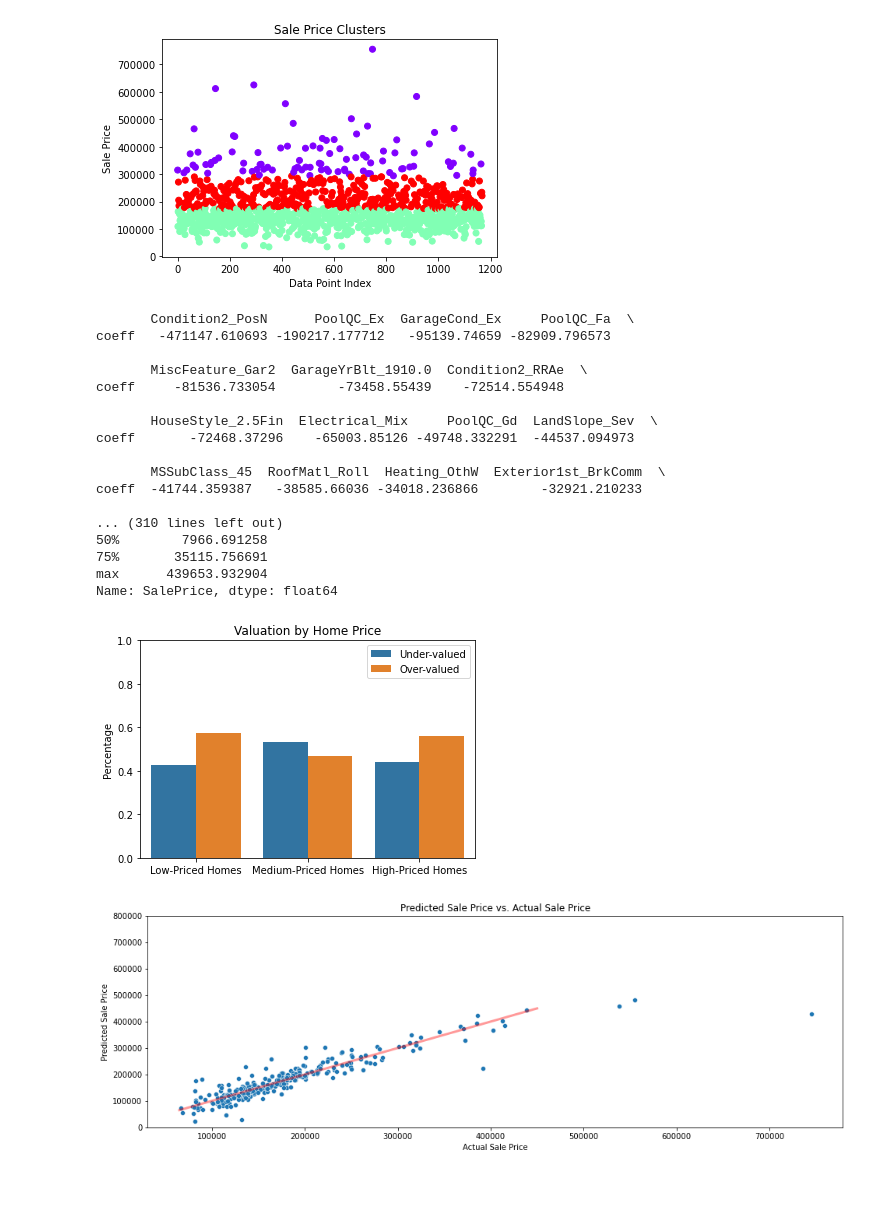
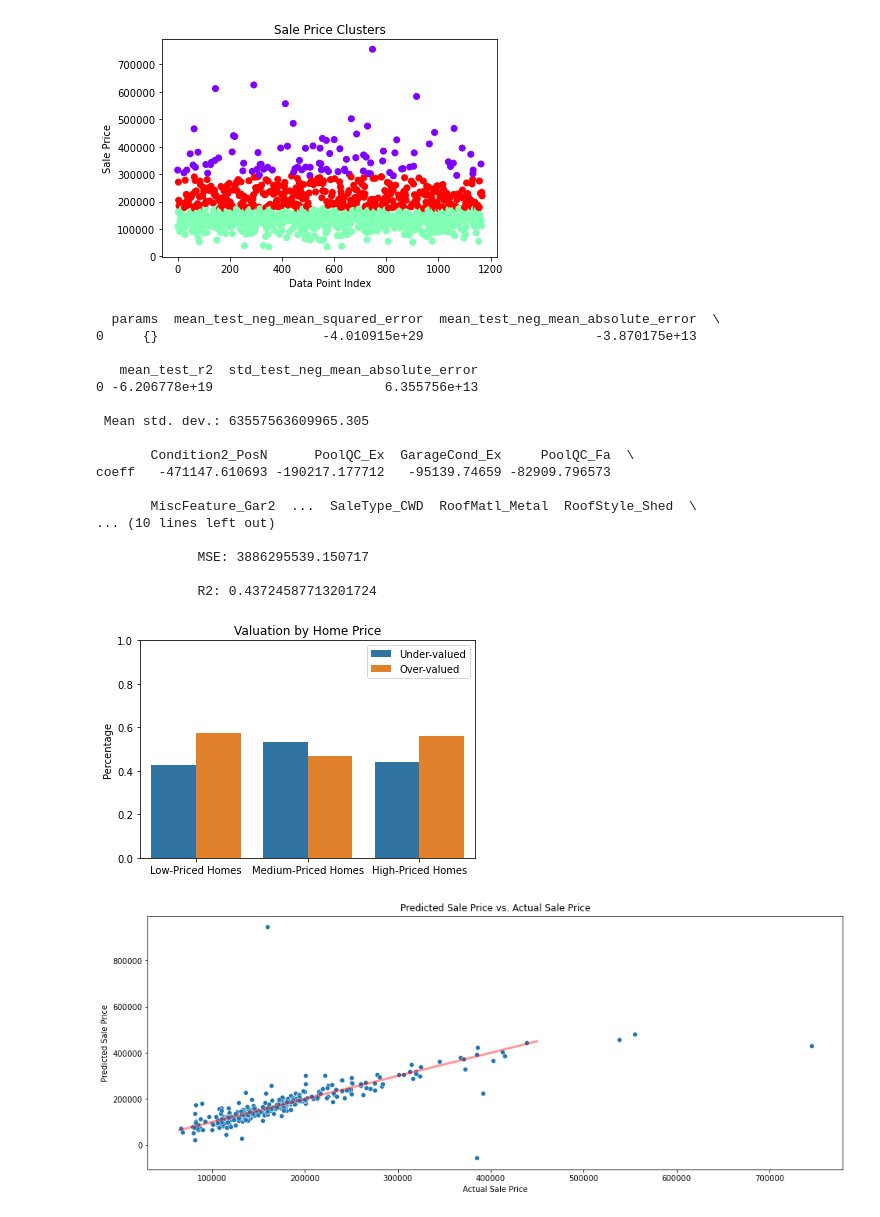
Before and after one commit to rahimrasool/housing_price, a Jupyter notebook: notebooks/linear_reg.ipynb, the cells around one changed output. Saved outputs shown, nothing was run; the diff lists cells and outputs as text; code cells hidden in the pictures; blank space fills up the shorter version.

```diff
--- a/notebooks/linear_reg.ipynb
+++ b/notebooks/linear_reg.ipynb
@@ -113,50 +115,56 @@ Max value of cluster 3 is:  293077
 # %%
-# Fit the linear regression
+pd.set_option('display.max_columns', 10)
+
+# Fit a basic linear regression model
 ct = ColumnTransformer([
         ('scaler', StandardScaler(), cont_cols)
     ], remainder='passthrough')
 pipeline = Pipeline([
     ('norm', ct),
     ('regr', linear_model.LinearRegression()),
 ])
-pipeline.fit(x_train, y_train)
+params = {}
+
+gs = GridSearchCV(estimator=pipeline,
+                  param_grid=params,
+                  cv=5,
+                  scoring=['neg_mean_squared_error', 'neg_mean_absolute_error', 'r2'],
+                  refit='neg_mean_absolute_error')
+gs.fit(x_train, y_train)
+
+# Output results
+results = pd.DataFrame(gs.cv_results_)
+results = results.sort_values(by=['mean_test_neg_mean_squared_error'])
+print(results[['params', 'mean_test_neg_mean_squared_error', 'mean_test_neg_mean_absolute_error', 'mean_test_r2',
+               'std_test_neg_mean_absolute_error']])
 
 # Print coefficients
-coeffs = pd.DataFrame(data=np.reshape(pipeline['regr'].coef_, (1,-1)), columns=x_train.columns, index=['coeff'] )
+coeffs = pd.DataFrame(data=np.reshape(gs.best_estimator_['regr'].coef_, (1,-1)), columns=x_train.columns, index=['coeff'] )
 print(coeffs.sort_values(by='coeff', axis=1))
 
 # Predict housing values for the test set
-y_test_hat = pipeline.predict(x_test)
+y_test_hat = gs.predict(x_test)
 
 # Compute model evaluation metrics
-metrics(y_test, y_test_hat)
-
-# Plot actual vs. predicted
-plt.figure(figsize=(16,5))
-plot = sns.scatterplot(x=y_test, y=y_test_hat)
-plot.set(xlabel='Actual Sale Price', ylabel='Predicted Sale Price')
-plot.set_title('Predicted Sale Price vs. Actual Sale Price')
-plt.plot(np.array([65000.,450000.]), np.array([65000.,450000.]), color='red', alpha=0.4, linewidth=3)
-plt.ylim((0,800000))
-plt.show()
+metrics_and_plots(y_test, y_test_hat)
 # %% [output]
+  params  mean_test_neg_mean_squared_error  mean_test_neg_mean_absolute_error  \
+0     {}                     -4.010915e+29                      -3.870175e+13
+
+   mean_test_r2  std_test_neg_mean_absolute_error
+0 -6.206778e+19                      6.355756e+13
+
+ Mean std. dev.: 63557563609965.305
+
        Condition2_PosN      PoolQC_Ex  GarageCond_Ex     PoolQC_Fa  \
 coeff   -471147.610693 -190217.177712   -95139.74659 -82909.796573
 
-       MiscFeature_Gar2  GarageYrBlt_1910.0  Condition2_RRAe  \
-coeff     -81536.733054        -73458.55439    -72514.554948
+       MiscFeature_Gar2  ...  SaleType_CWD  RoofMatl_Metal  RoofStyle_Shed  \
+... (10 lines left out)
 
-       HouseStyle_2.5Fin  Electrical_Mix     PoolQC_Gd  LandSlope_Sev  \
-coeff       -72468.37296    -65003.85126 -49748.332291  -44537.094973
+             MSE: 3886295539.150717
 
-       MSSubClass_45  RoofMatl_Roll  Heating_OthW  Exterior1st_BrkComm  \
-coeff  -41744.359387   -38585.66036 -34018.236866        -32921.210233
-
-... (310 lines left out)
-50%        7966.691258
-75%       35115.756691
-max      439653.932904
-Name: SalePrice, dtype: float64
+             R2: 0.43724587713201724
 [figure]
-[figure, old version]
+[figure, new version]
 # %%
```
Also changed, not shown: parts of 7 cells of this notebook, 1 other file.
